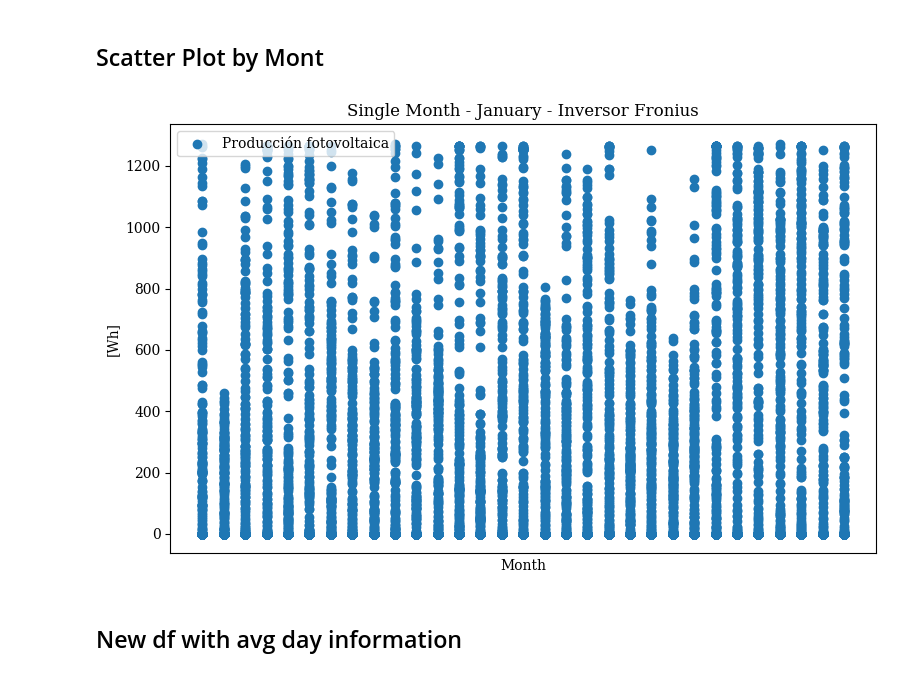
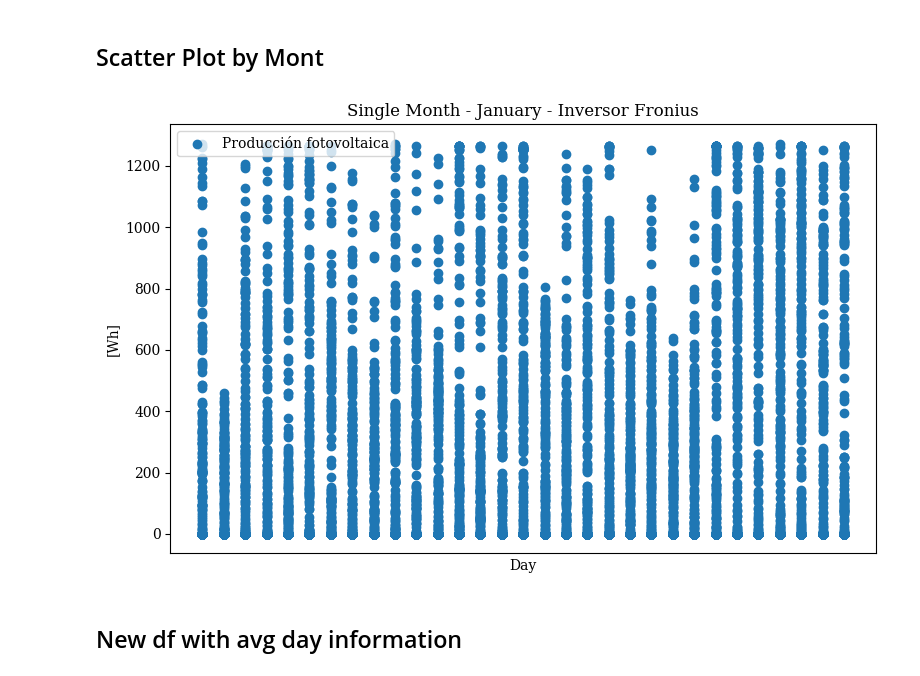
Before and after one commit to GustavoUNAL/Solar-1.233102--77.292833-, a Jupyter notebook: Notebooks/inversor.ipynb, the cells around one changed output. Saved outputs shown, nothing was run; the diff lists cells and outputs as text; code cells hidden in the pictures.

```diff
--- a/Notebooks/inversor.ipynb
+++ b/Notebooks/inversor.ipynb
@@ -294,17 +301,17 @@ plt.tight_layout()
 # %%
 # scatter plot
 plt.figure(figsize=(8,5))                   # cre figura nueva y configura tamaño
 plt.rcParams['font.family'] = 'serif'       # Tipo de letra
 plt.scatter(row_month['Fecha'], row_month['Producción fotovoltaica'], label='Producción fotovoltaica')
 # plt.plot(row_month['Producción fotovoltaica'], label='Producción fotovoltaica')
 plt.title('Single Month - January - Inversor Fronius') # titulo
 plt.ylabel('[Wh]')
-plt.xlabel('Month')                         # Etiqueta eje x
+plt.xlabel('Day')                         # Etiqueta eje x
 plt.legend()
 plt.xticks([])                                # leyenda
 plt.tight_layout()
 # %% [output]
-[figure, old version]
+[figure, new version]
 # %% [markdown]
 ## New df with avg day information
 # %%
```
Also changed, not shown: parts of 5 cells of this notebook, 9 other files.
